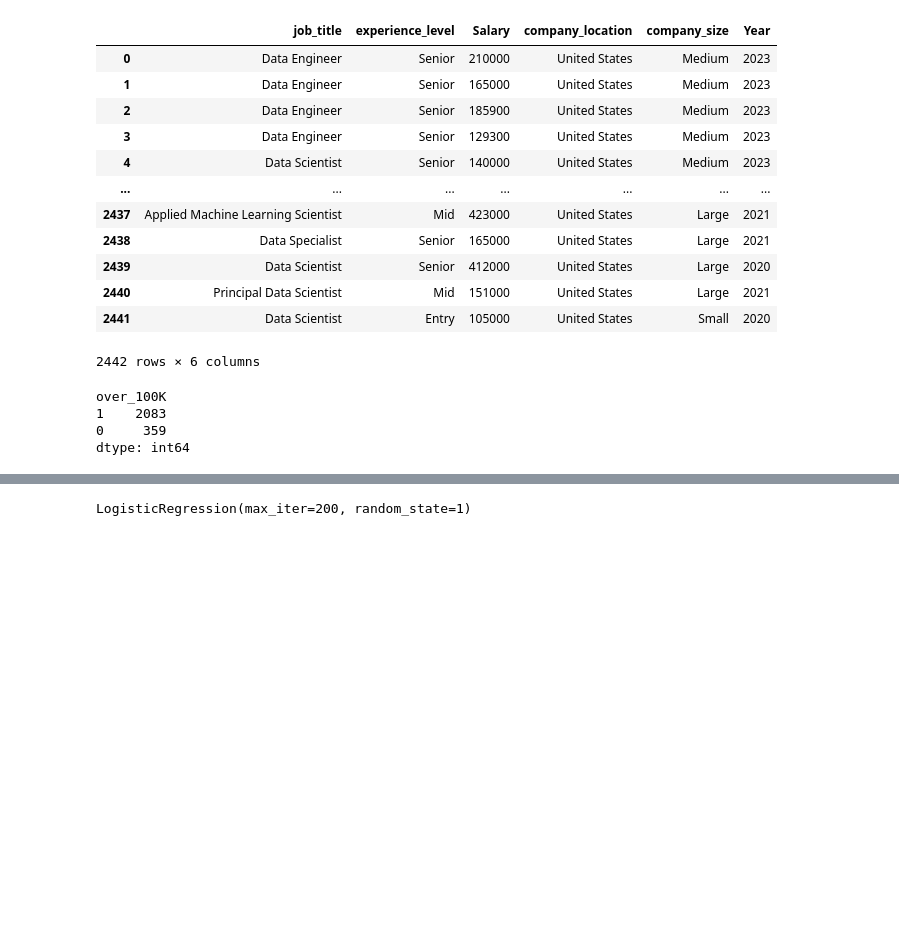
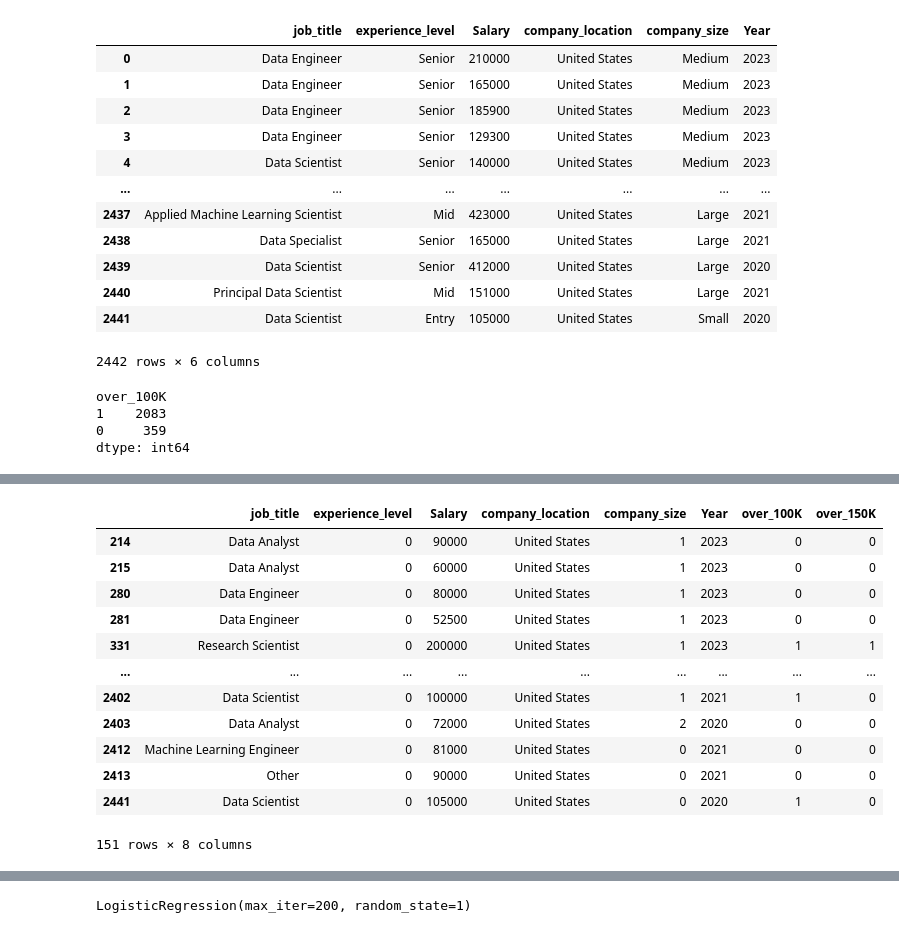
Before and after one commit to NathanRosse/DataScienceSalariesP4, a Jupyter notebook: Notebook/logistic_regression.ipynb, the cells around one changed output, grey strips where cells are left out. Cells and saved outputs as stored; diff of their text form; code cells hidden in the pictures; blank space fills up the shorter version.

```diff
--- a/Notebook/machine_learning_cynthia.ipynb
+++ b/Notebook/logistic_regression.ipynb
@@ -161,2 +171,20 @@ df
+# %%
+# Filter to only experience level = 0 (Entry)
+df_entry = df[(df['experience_level'] == '0')]
+df_entry
+# %% [output]
+|  | job_title | experience_level | Salary | company_location | company_size | Year | over_100K | over_150K |
+| 214 | Data Analyst | 0 | 90000 | United States | 1 | 2023 | 0 | 0 |
+| 215 | Data Analyst | 0 | 60000 | United States | 1 | 2023 | 0 | 0 |
+| 280 | Data Engineer | 0 | 80000 | United States | 1 | 2023 | 0 | 0 |
+| 281 | Data Engineer | 0 | 52500 | United States | 1 | 2023 | 0 | 0 |
+| 331 | Research Scientist | 0 | 200000 | United States | 1 | 2023 | 1 | 1 |
+| ... | ... | ... | ... | ... | ... | ... | ... | ... |
+| 2402 | Data Scientist | 0 | 100000 | United States | 1 | 2021 | 1 | 0 |
+| 2403 | Data Analyst | 0 | 72000 | United States | 2 | 2020 | 0 | 0 |
+| 2412 | Machine Learning Engineer | 0 | 81000 | United States | 0 | 2021 | 0 | 0 |
+| 2413 | Other | 0 | 90000 | United States | 0 | 2021 | 0 | 0 |
+| 2441 | Data Scientist | 0 | 105000 | United States | 0 | 2020 | 1 | 0 |
+151 rows × 8 columns
 # %%
 # Create dummy columns for categorical columns
```
Also changed, not shown: parts of 14 cells of this notebook, 1 other file.
